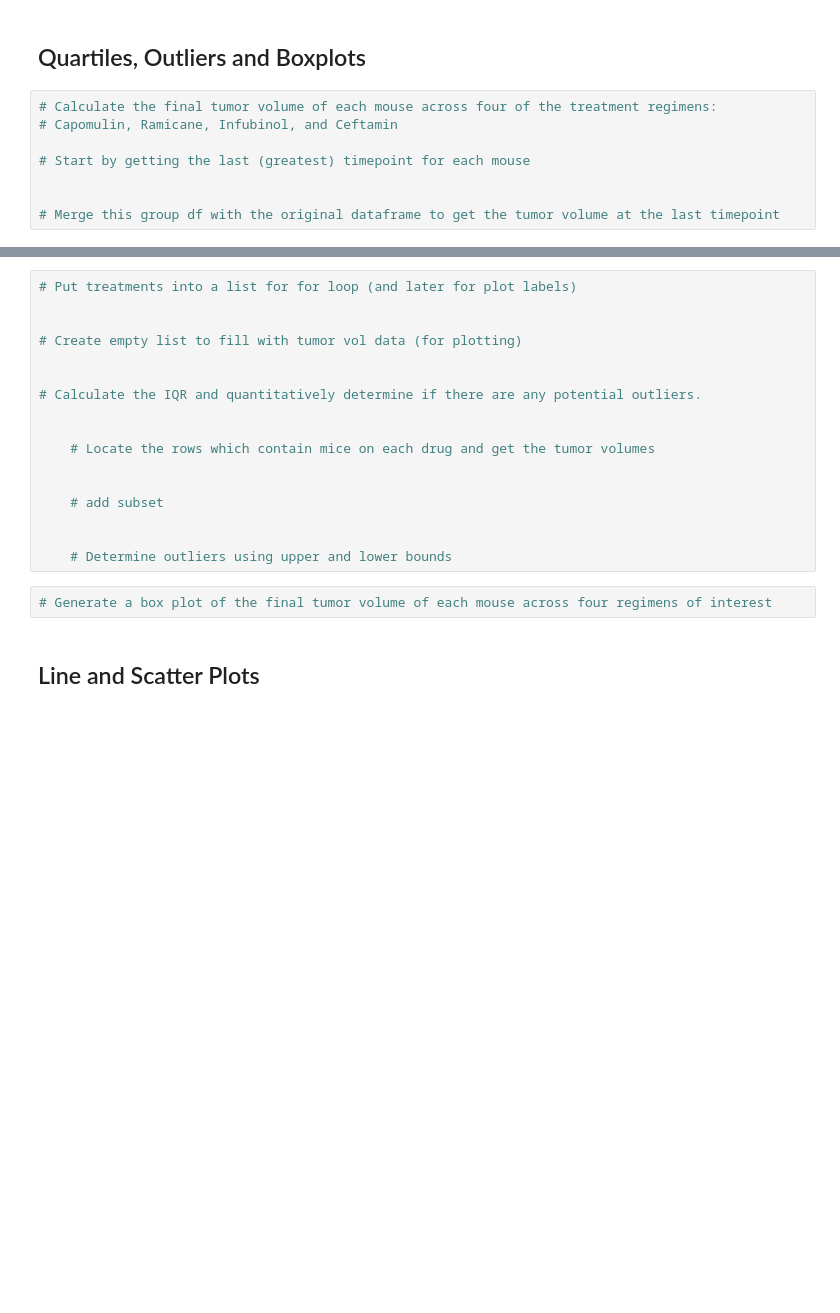
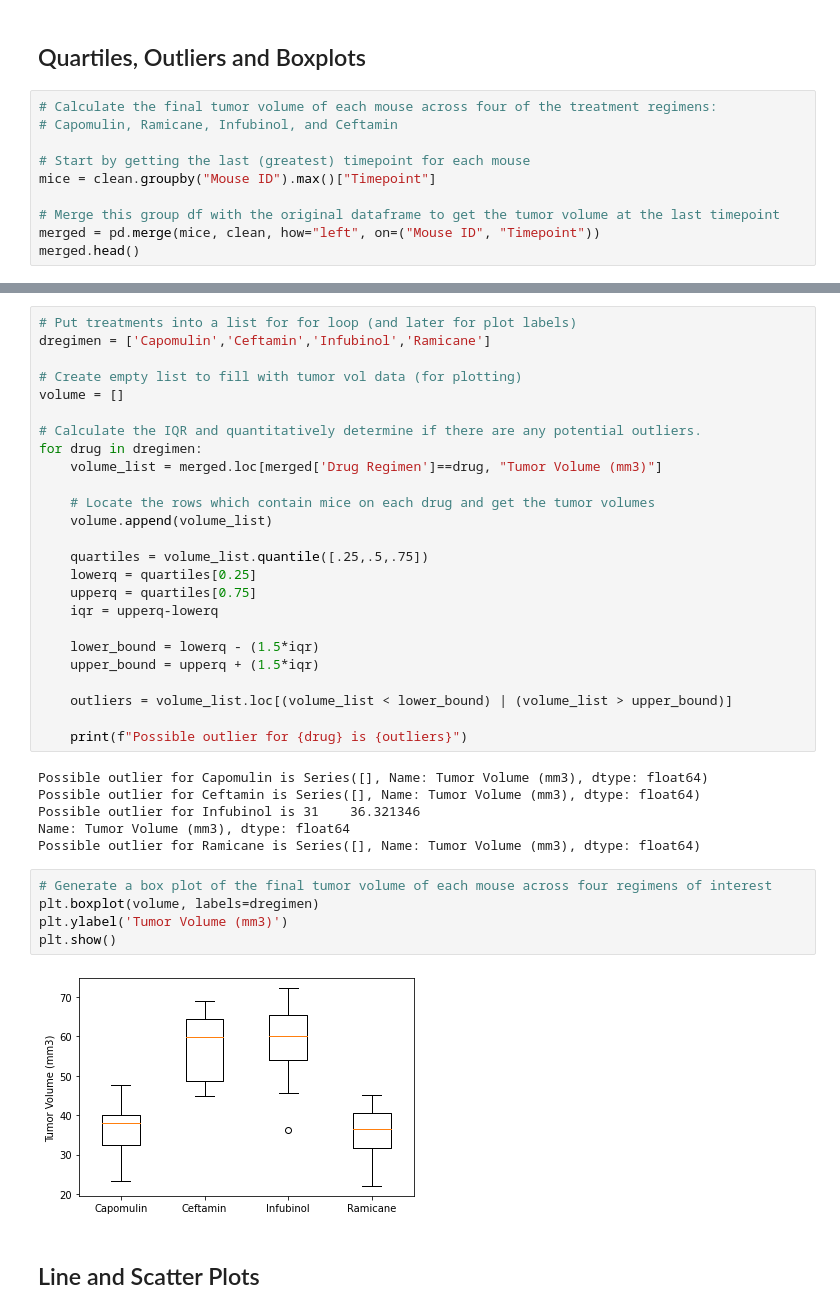
Before and after one commit to MaxWoodworth/matplotlib-challenge, a Jupyter notebook: Pymaceuticals/pymaceuticals_starter.ipynb, the cells around one changed output, grey strips where cells are left out. Cells and saved outputs as stored; diff of their text form; blank space fills up the shorter version.

Commit message:
Quartiles, Outliers and Boxplots

```diff
--- a/Pymaceuticals/pymaceuticals_starter.ipynb
+++ b/Pymaceuticals/pymaceuticals_starter.ipynb
@@ -224,6 +225,8 @@ plt.show()
 # Capomulin, Ramicane, Infubinol, and Ceftamin
 
 # Start by getting the last (greatest) timepoint for each mouse
-
+mice = clean.groupby("Mouse ID").max()["Timepoint"]
 
 # Merge this group df with the original dataframe to get the tumor volume at the last timepoint
+merged = pd.merge(mice, clean, how="left", on=("Mouse ID", "Timepoint"))
+merged.head()
@@ -230,22 +240,41 @@ plt.show()
 # %%
 # Put treatments into a list for for loop (and later for plot labels)
-
+dregimen = ['Capomulin','Ceftamin','Infubinol','Ramicane']
 
 # Create empty list to fill with tumor vol data (for plotting)
-
+volume = []
 
 # Calculate the IQR and quantitatively determine if there are any potential outliers.
-
+for drug in dregimen:
+    volume_list = merged.loc[merged['Drug Regimen']==drug, "Tumor Volume (mm3)"]
 
     # Locate the rows which contain mice on each drug and get the tumor volumes
+    volume.append(volume_list)
 
+    quartiles = volume_list.quantile([.25,.5,.75])
+    lowerq = quartiles[0.25]
+    upperq = quartiles[0.75]
+    iqr = upperq-lowerq
 
-    # add subset
+    lower_bound = lowerq - (1.5*iqr)
+    upper_bound = upperq + (1.5*iqr)
 
+    outliers = volume_list.loc[(volume_list < lower_bound) | (volume_list > upper_bound)]
 
-    # Determine outliers using upper and lower bounds
+    print(f"Possible outlier for {drug} is {outliers}")
+# %% [output]
+Possible outlier for Capomulin is Series([], Name: Tumor Volume (mm3), dtype: float64)
+Possible outlier for Ceftamin is Series([], Name: Tumor Volume (mm3), dtype: float64)
+Possible outlier for Infubinol is 31    36.321346
+Name: Tumor Volume (mm3), dtype: float64
+Possible outlier for Ramicane is Series([], Name: Tumor Volume (mm3), dtype: float64)
 # %%
 # Generate a box plot of the final tumor volume of each mouse across four regimens of interest
+plt.boxplot(volume, labels=dregimen)
+plt.ylabel('Tumor Volume (mm3)')
+plt.show()
+# %% [output]
+[figure, added]
 # %% [markdown]
 ## Line and Scatter Plots
 # %%
```
Also changed, not shown: parts of 2 cells of this notebook.
